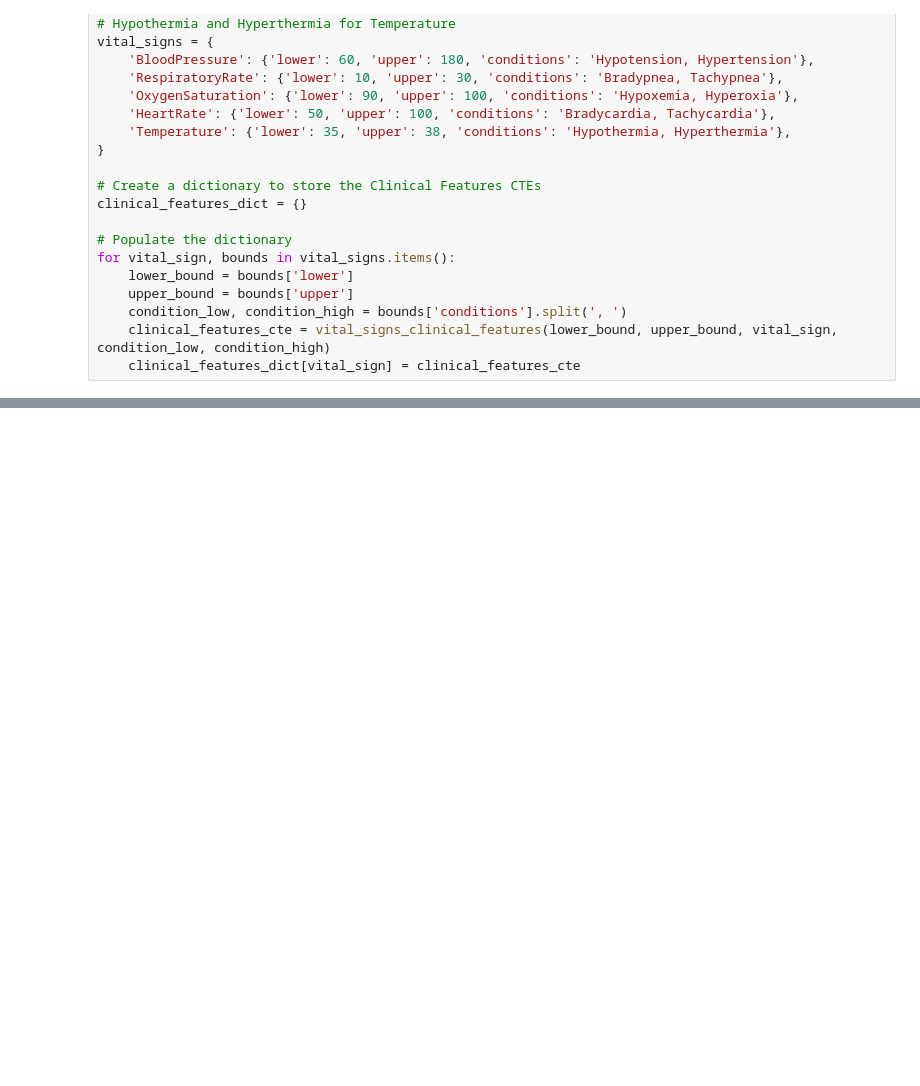
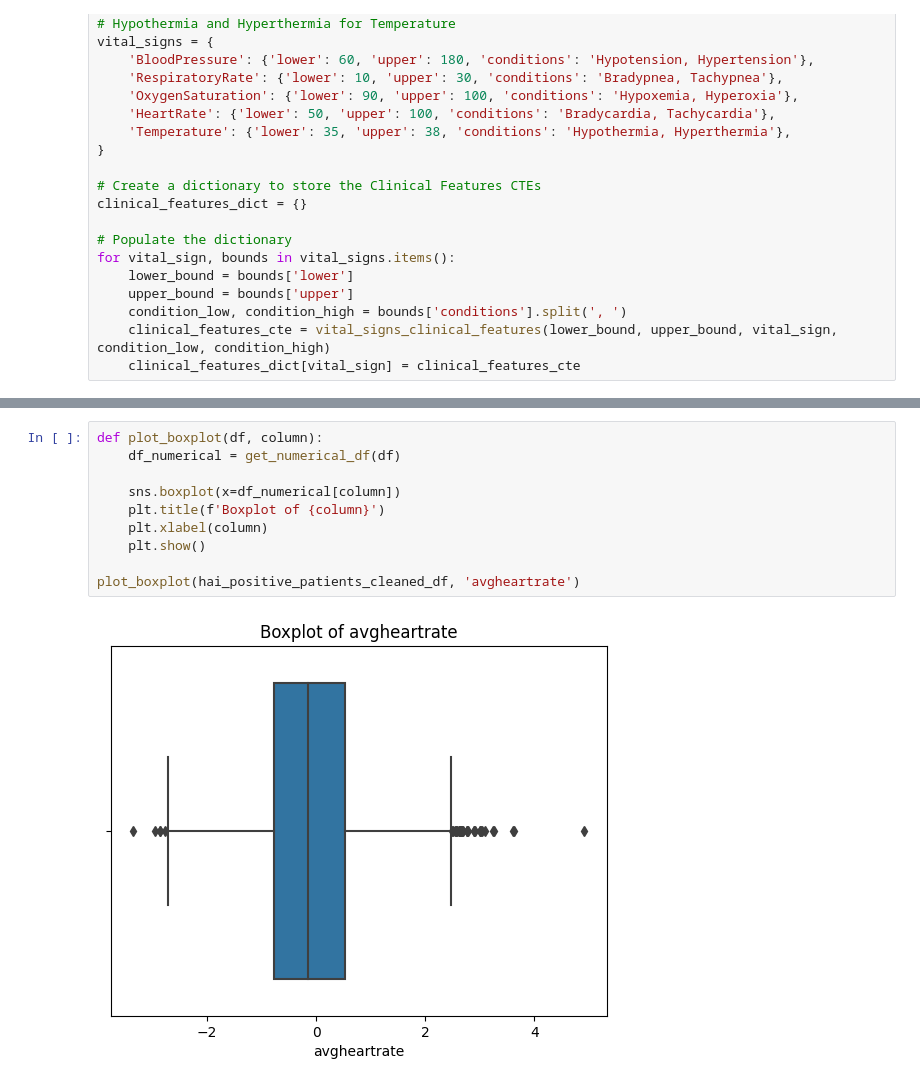
Before and after one commit to wdemichele/COMP90089-VAP-Diagnosis, a Jupyter notebook: Vital_Signs.ipynb, the cells around one changed output, grey strips where cells are left out. Cells and saved outputs as stored; diff of their text form; blank space fills up the shorter version.

```diff
--- a/Vital_Signs.ipynb
+++ b/Vital_Signs.ipynb
@@ -335,0 +585,12 @@ run_query(vital_signs_queries["OxygenSaturation"])
+# %%
+def plot_boxplot(df, column):
+    df_numerical = get_numerical_df(df)
+
+    sns.boxplot(x=df_numerical[column])
+    plt.title(f'Boxplot of {column}')
+    plt.xlabel(column)
+    plt.show()
+
+plot_boxplot(hai_positive_patients_cleaned_df, 'avgheartrate')
+# %% [output]
+[figure, added]
```
Also changed, not shown: parts of 20 cells of this notebook, 2 other files.
